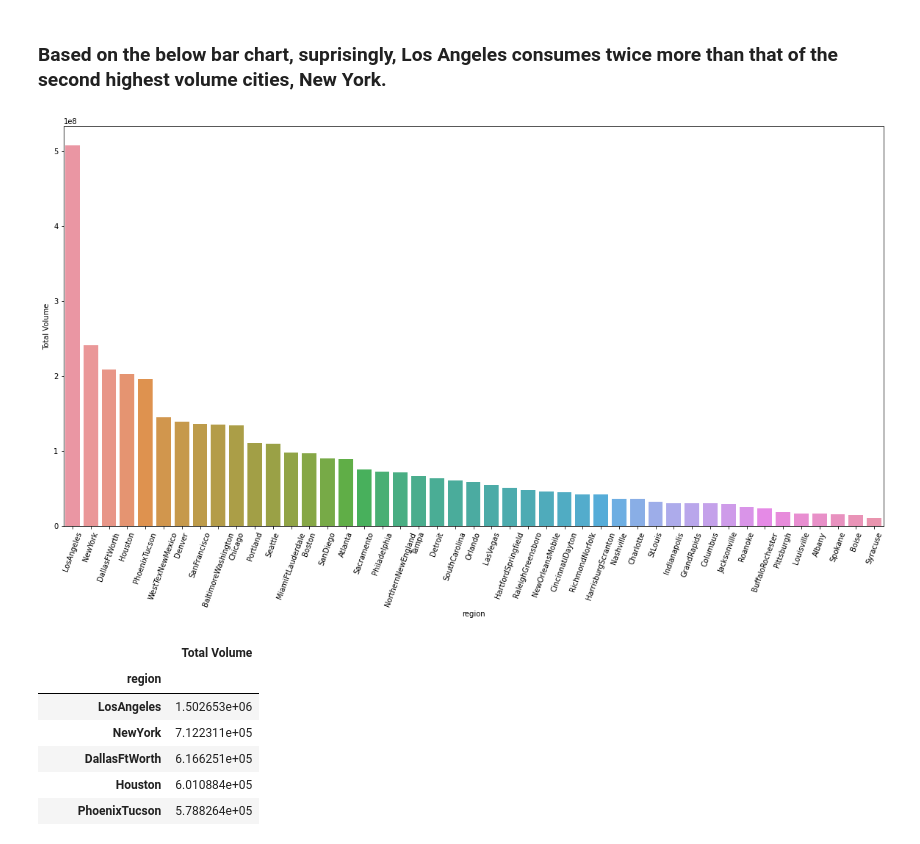
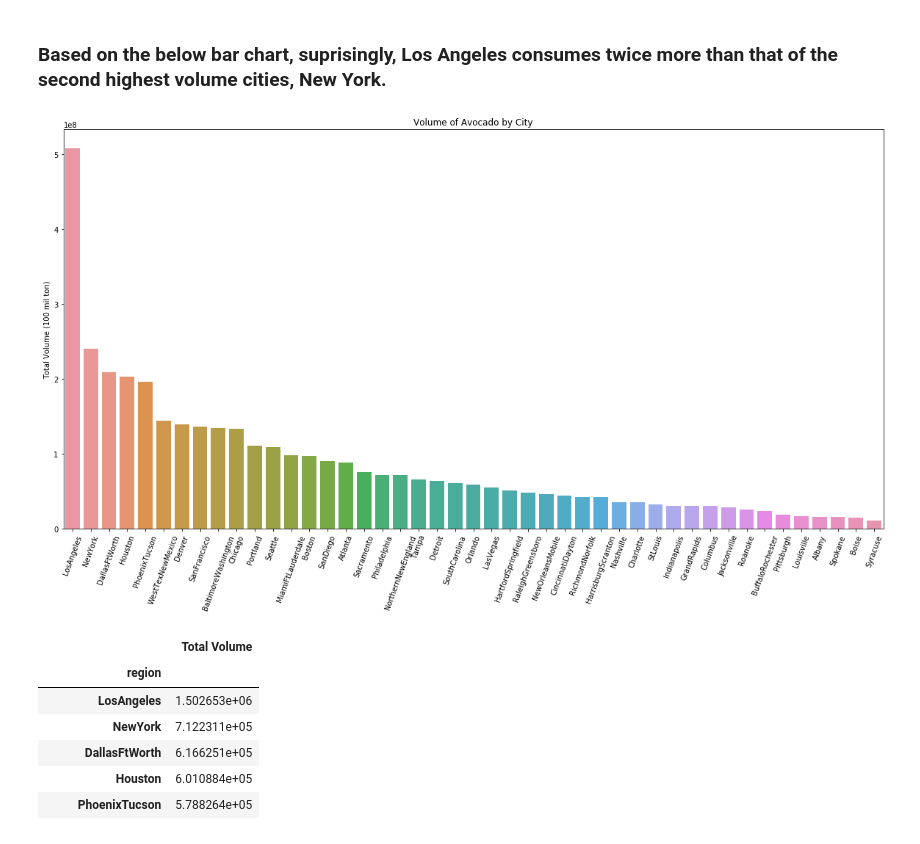
Before and after one commit to kisakiwata/avocado_prices, a Jupyter notebook: avocado_price_2.ipynb, the cells around one changed output. Drawn from its saved outputs; the diff is of its cells as text; code cells hidden in the pictures.

```diff
--- a/avocado_price_2.ipynb
+++ b/avocado_price_2.ipynb
@@ -138,10 +123,14 @@ volume_ranking
 # %%
 plt.figure(figsize=(20,10))
 plt.xticks(rotation=70)
 
 ax = sns.barplot(x=volume_ranking.index, y="Total Volume", data=volume_ranking)
+ax.set_xlabel("")
+ax.set_ylabel("Total Volume (100 mil ton)")
+plt.title('Volume of Avocado by City')
+plt.savefig("city ranking")
 # %% [output]
-[figure, old version]
+[figure, new version]
 # %%
 ## Checking if the ranking changes if ranked by the average volume instead of total. The below ranking does not change so much.
 
```
Also changed, not shown: parts of 29 cells of this notebook.
